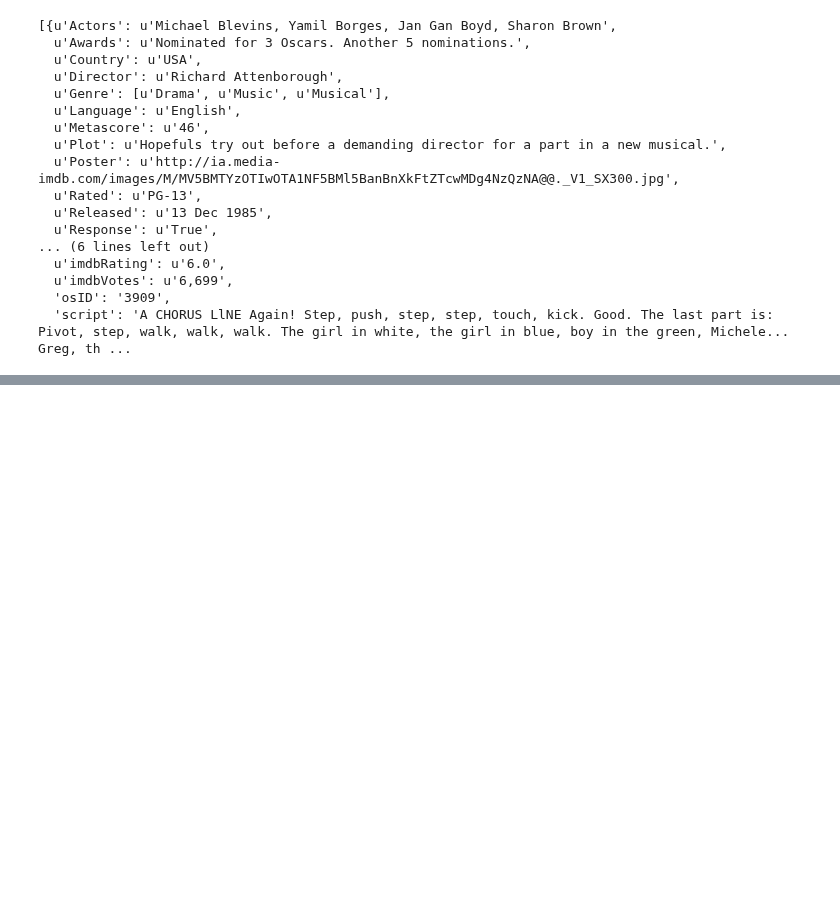
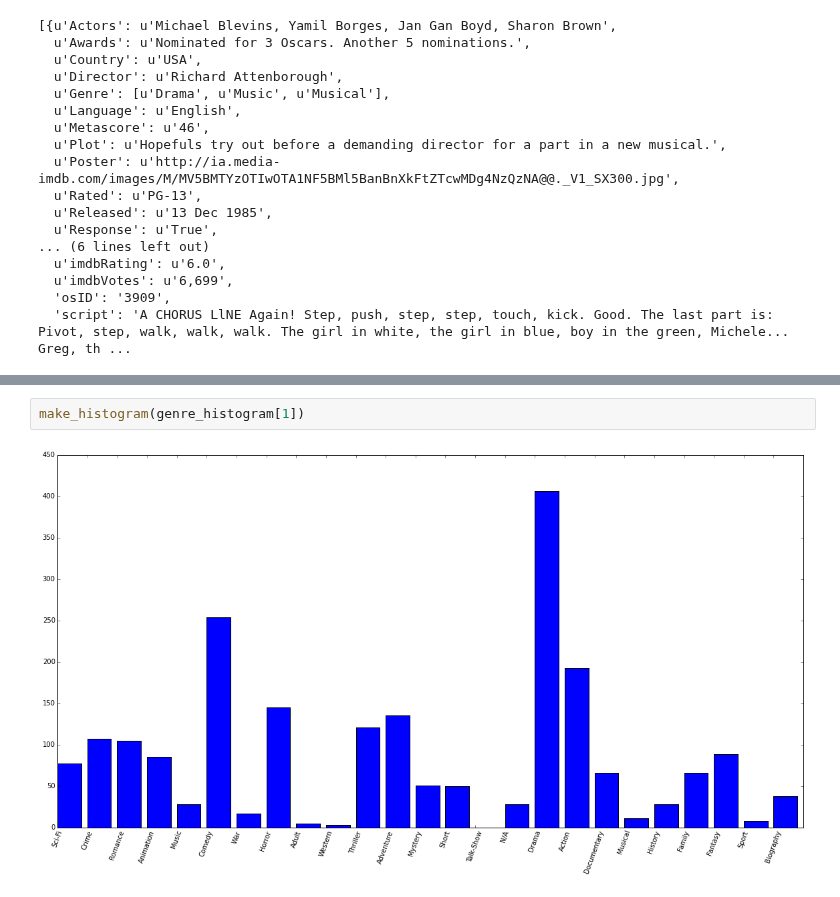
Before and after one commit to AlJohri/OpenSubtitles, a Jupyter notebook: OpenSubtitles.ipynb, the cells around one changed output, grey strips where cells are left out. Saved outputs shown, nothing was run; the diff lists cells and outputs as text; blank space fills up the shorter version.

```diff
--- a/OpenSubtitles.ipynb
+++ b/OpenSubtitles.ipynb
@@ -196,0 +214,4 @@ year_histogram
+# %%
+make_histogram(genre_histogram[1])
+# %% [output]
+[figure, added]
```
Also changed, not shown: parts of 9 cells of this notebook.
